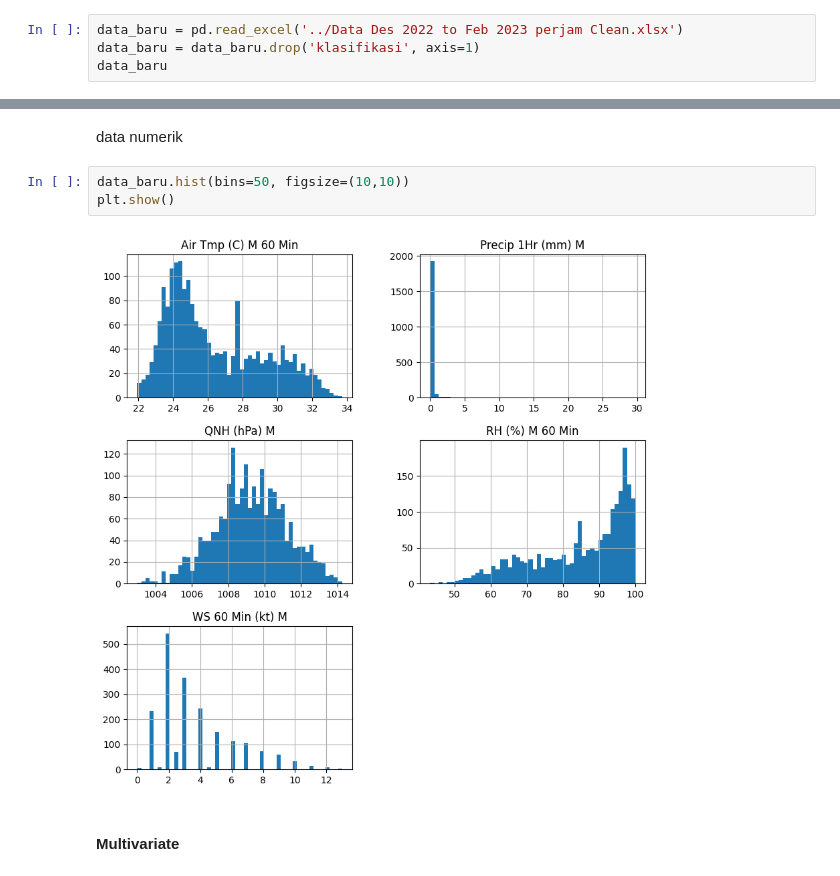
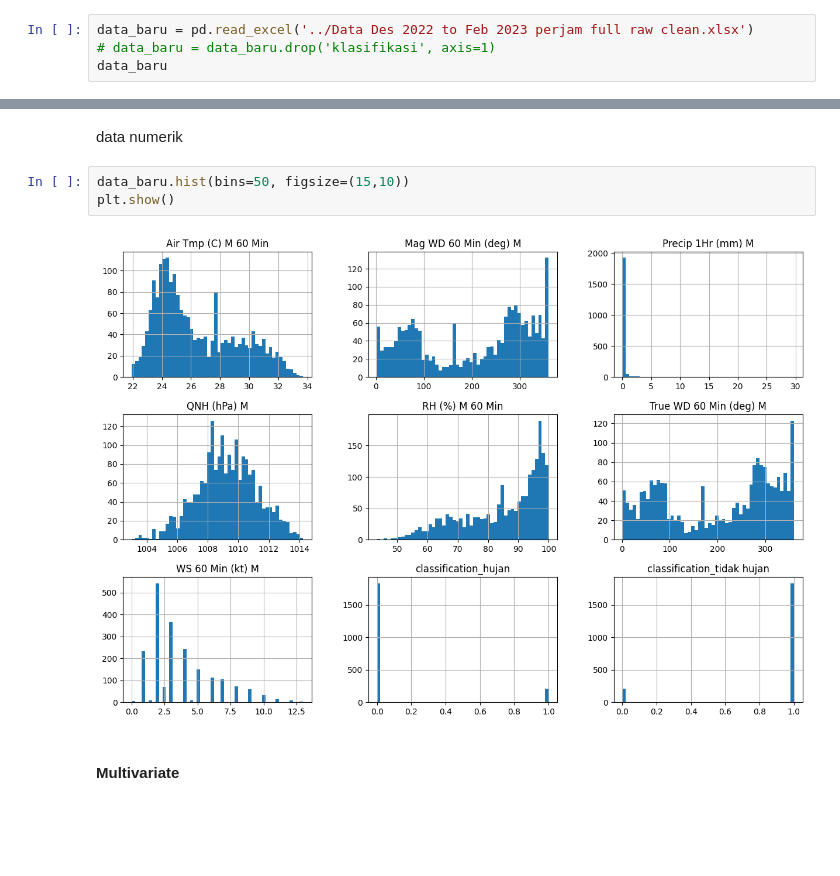
Before and after one commit to el-thobhy/rainfall-prediction, a Jupyter notebook: binary_60-40/test_code_bmkg_binary.ipynb, the cells around one changed output, grey strips where cells are left out. Drawn from its saved outputs; the diff is of its cells as text; blank space fills up the shorter version.

Commit message:
add file skripsi, tambah fitur importance, dan dataset full

```diff
--- a/binary_60-40/test_code_bmkg_binary.ipynb
+++ b/binary_60-40/test_code_bmkg_binary.ipynb
@@ -67,7 +67,7 @@ Data columns (total 9 columns):
 dtypes: float64(7), object(2)
 memory usage: 143.6+ KB
 # %%
-data_baru = pd.read_excel('../Data Des 2022 to Feb 2023 perjam Clean.xlsx')
-data_baru = data_baru.drop('klasifikasi', axis=1)
+data_baru = pd.read_excel('../Data Des 2022 to Feb 2023 perjam full raw clean.xlsx')
+# data_baru = data_baru.drop('klasifikasi', axis=1)
 data_baru
 # %% [output]
@@ -209,10 +213,10 @@ count.plot(kind='bar', title=feature)
 # %% [markdown]
 data numerik
 # %%
-data_baru.hist(bins=50, figsize=(10,10))
+data_baru.hist(bins=50, figsize=(15,10))
 plt.show()
 # %% [output]
-[figure, old version]
+[figure, new version]
 # %% [markdown]
 #### Multivariate
 # %% [markdown]
```
Also changed, not shown: parts of 31 cells of this notebook, 4 other files.
